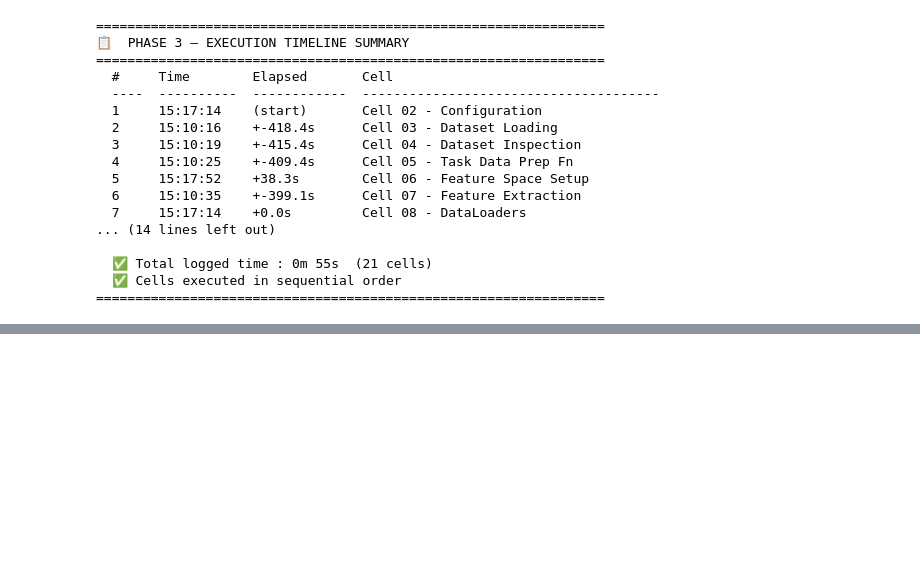
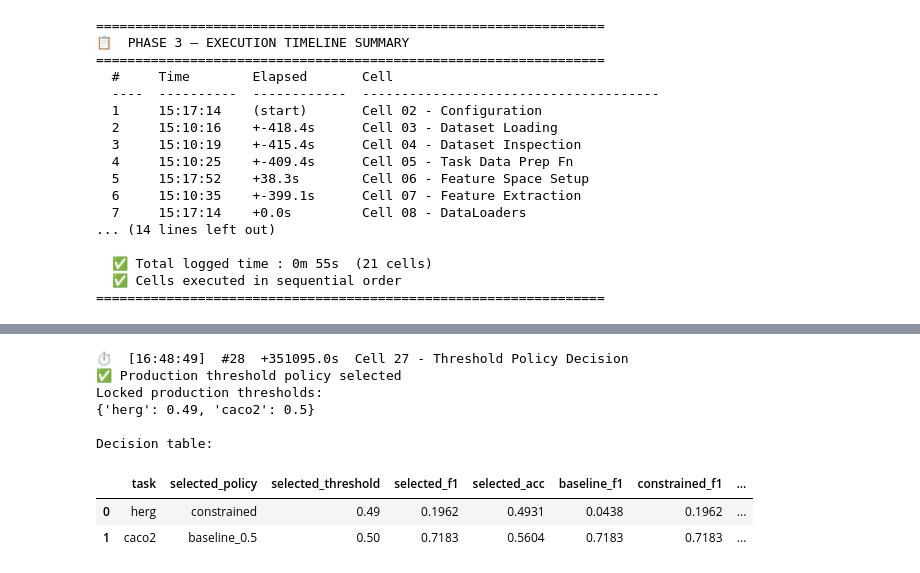
Before and after one commit to Sushree2179/Neural_PK-PD_Modeling_with_ODE, a Jupyter notebook: Coding/phase3_neural_ode_model.ipynb, the cells around one changed output, grey strips where cells are left out. Cells and saved outputs as stored; diff of their text form; code cells hidden in the pictures; blank space fills up the shorter version.

```diff
--- a/Coding/phase3_neural_ode_model.ipynb
+++ b/Coding/phase3_neural_ode_model.ipynb
@@ -1476,0 +2196,79 @@ print(f"{'='*65}")
+# %%
+
+# ============================================
+# AUTO-SELECT PRODUCTION THRESHOLD POLICY
+# ============================================
+_ts("Cell 27 - Threshold Policy Decision")
+
+if 'constrained_threshold_summary' not in globals():
+    raise ValueError("Run constrained threshold calibration cell first.")
+
+# Task-specific operational guardrails
+policy_min_acc = {
+    'herg': 0.45,
+    'caco2': 0.50,
+}
+
+policy_rows = []
+production_thresholds = {}
+
+for _, r in constrained_threshold_summary.iterrows():
+    task = r['task']
+
+    # Candidate A: baseline 0.5
+    f1_base = float(r['f1_0.5'])
+    acc_base = float(r['acc_0.5'])
+
+    # Candidate B: constrained calibrated threshold
+    f1_cons = float(r['f1_constrained'])
+    acc_cons = float(r['acc_constrained'])
+    thr_cons = float(r['thr_constrained'])
+
+    min_acc_req = float(policy_min_acc.get(task, 0.5))
+
+    # Decision logic
+    use_constrained = (acc_cons >= min_acc_req) and (f1_cons > f1_base)
+
+    if use_constrained:
+        selected_policy = 'constrained'
+        selected_thr = thr_cons
+        selected_f1 = f1_cons
+        selected_acc = acc_cons
+    else:
+        selected_policy = 'baseline_0.5'
+        selected_thr = 0.5
+        selected_f1 = f1_base
+        selected_acc = acc_base
+
+    production_thresholds[task] = float(selected_thr)
+
+    policy_rows.append({
+        'task': task,
+        'selected_policy': selected_policy,
+        'selected_threshold': round(float(selected_thr), 3),
+        'selected_f1': round(float(selected_f1), 4),
+        'selected_acc': round(float(selected_acc), 4),
+        'baseline_f1': round(f1_base, 4),
+        'constrained_f1': round(f1_cons, 4),
+        'baseline_acc': round(acc_base, 4),
+        'constrained_acc': round(acc_cons, 4),
+        'min_acc_required': round(min_acc_req, 3),
+    })
+
+threshold_policy_decision = pd.DataFrame(policy_rows)
+
+print("✅ Production threshold policy selected")
+print("Locked production thresholds:")
+print(production_thresholds)
+print("\nDecision table:")
+display(threshold_policy_decision)
+# %% [output]
+⏱️  [16:48:49]  #28  +351095.0s  Cell 27 - Threshold Policy Decision
+✅ Production threshold policy selected
+Locked production thresholds:
+{'herg': 0.49, 'caco2': 0.5}
+
+Decision table:
+|  | task | selected_policy | selected_threshold | selected_f1 | selected_acc | baseline_f1 | constrained_f1 | ... |
+| 0 | herg | constrained | 0.49 | 0.1962 | 0.4931 | 0.0438 | 0.1962 | ... |
+| 1 | caco2 | baseline_0.5 | 0.50 | 0.7183 | 0.5604 | 0.7183 | 0.7183 | ... |
```
Also changed, not shown: parts of 36 cells of this notebook, 25 other files.
